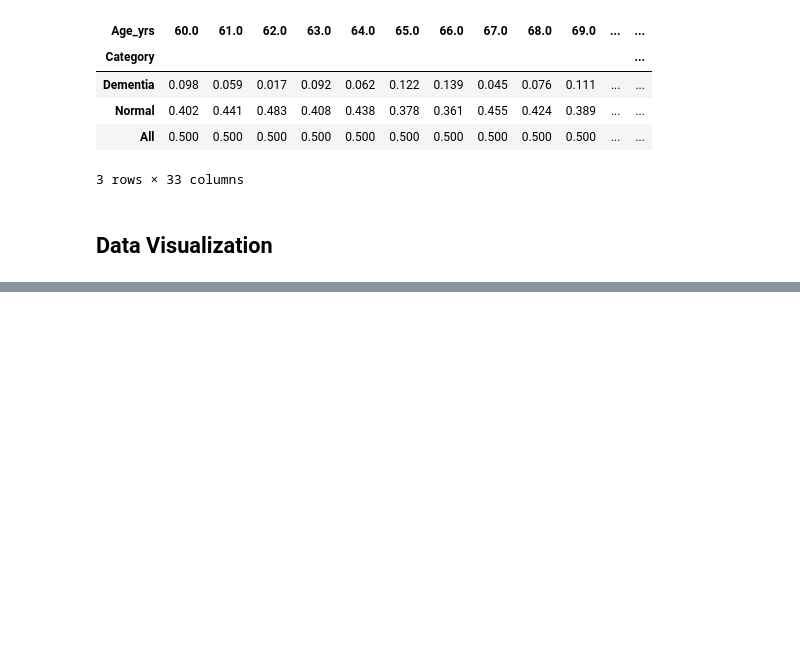
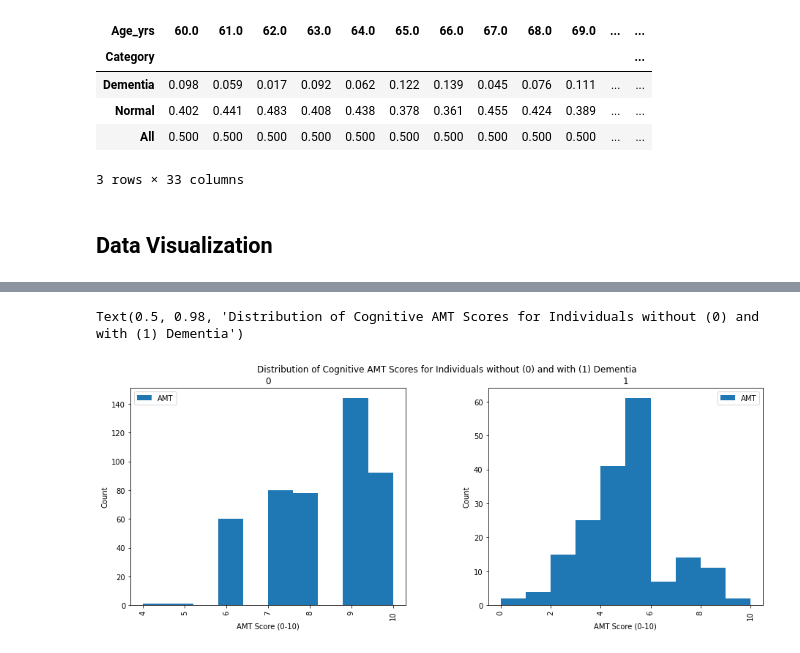
Before and after one commit to morganzimmerman/alzheimers_project, a Jupyter notebook: data_exploration.ipynb, the cells around one changed output, grey strips where cells are left out. Cells and saved outputs as stored; diff of their text form; code cells hidden in the pictures; blank space fills up the shorter version.

```diff
--- a/data_exploration.ipynb
+++ b/data_exploration.ipynb
@@ -210,0 +327,12 @@ pd.crosstab(dta.Category,dta.Age_yrs,margins=True).apply(lambda x: x/x.sum(), ax
+# %%
+dementia_AMTs = dta_dummy.hist(column='AMT',
+                               by='Category_Dementia',
+                               figsize=(15, 5.5),
+                               legend=True)
+for amt in dementia_AMTs.flatten():
+    amt.set_xlabel("AMT Score (0-10)")
+    amt.set_ylabel("Count")
+pl.suptitle('Distribution of Cognitive AMT Scores for Individuals without (0) and with (1) Dementia')
+# %% [output]
+Text(0.5, 0.98, 'Distribution of Cognitive AMT Scores for Individuals without (0) and with (1) Dementia')
+[figure, added]
```
Also changed, not shown: parts of 15 cells of this notebook.
